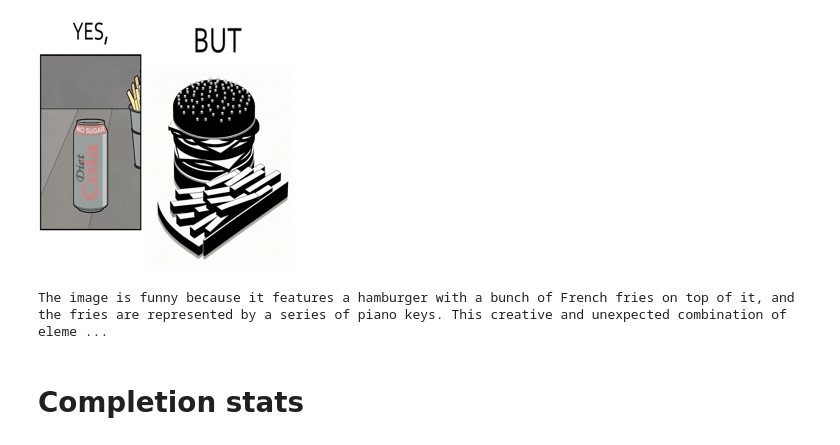
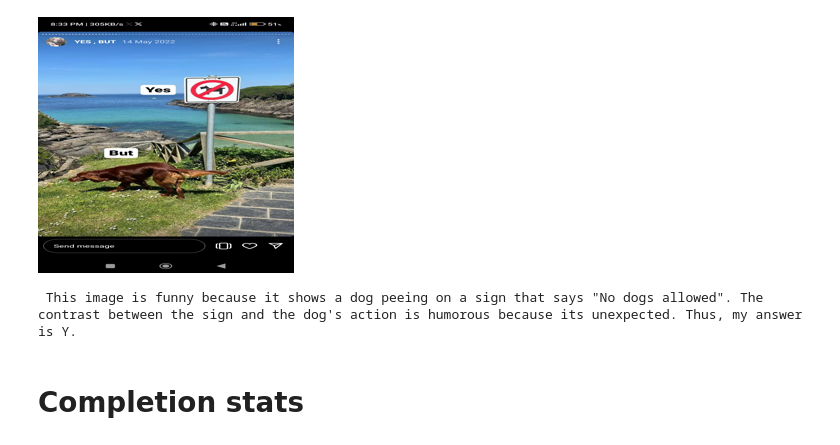
Before and after one commit to ysh-1-9/yesbut, a Jupyter notebook: viewer.ipynb, the cells around one changed output. Cells and saved outputs as stored; diff of their text form; code cells hidden in the pictures.

Commit message:
Evaluate detection for real

```diff
--- a/viewer.ipynb
+++ b/viewer.ipynb
@@ -1,20 +1,20 @@
 # %%
 import random, json
 from PIL import Image
 import os
 
-outputfile = "outputs/annotations/third_round/whyfunny/llava-whyfunny.json"
+outputfile = "outputs/detection/gemini-cot-real.json"
 with open(outputfile, "r") as f:
     outputs = json.load(f)
 
 image_path = random.choice(list(outputs.keys()))
 output = outputs[image_path]
 #assert ("left" in outputfile) == ("YES" in image_path)
-display(Image.open(os.path.join("yesbut_third_round",image_path)).convert('RGB').resize((256,256)))
+display(Image.open(image_path).convert('RGB').resize((256,256)))
 print(output)
 # %% [output]
-[figure, old version]
+[figure, new version]
-The image is funny because it features a hamburger with a bunch of French fries on top of it, and the fries are represented by a series of piano keys. This creative and unexpected combination of eleme ...
+ This image is funny because it shows a dog peeing on a sign that says "No dogs allowed". The contrast between the sign and the dog's action is humorous because its unexpected. Thus, my answer is Y.
 # %% [markdown]
 # Completion stats
 # %%
```
Also changed, not shown: parts of 4 cells of this notebook.
